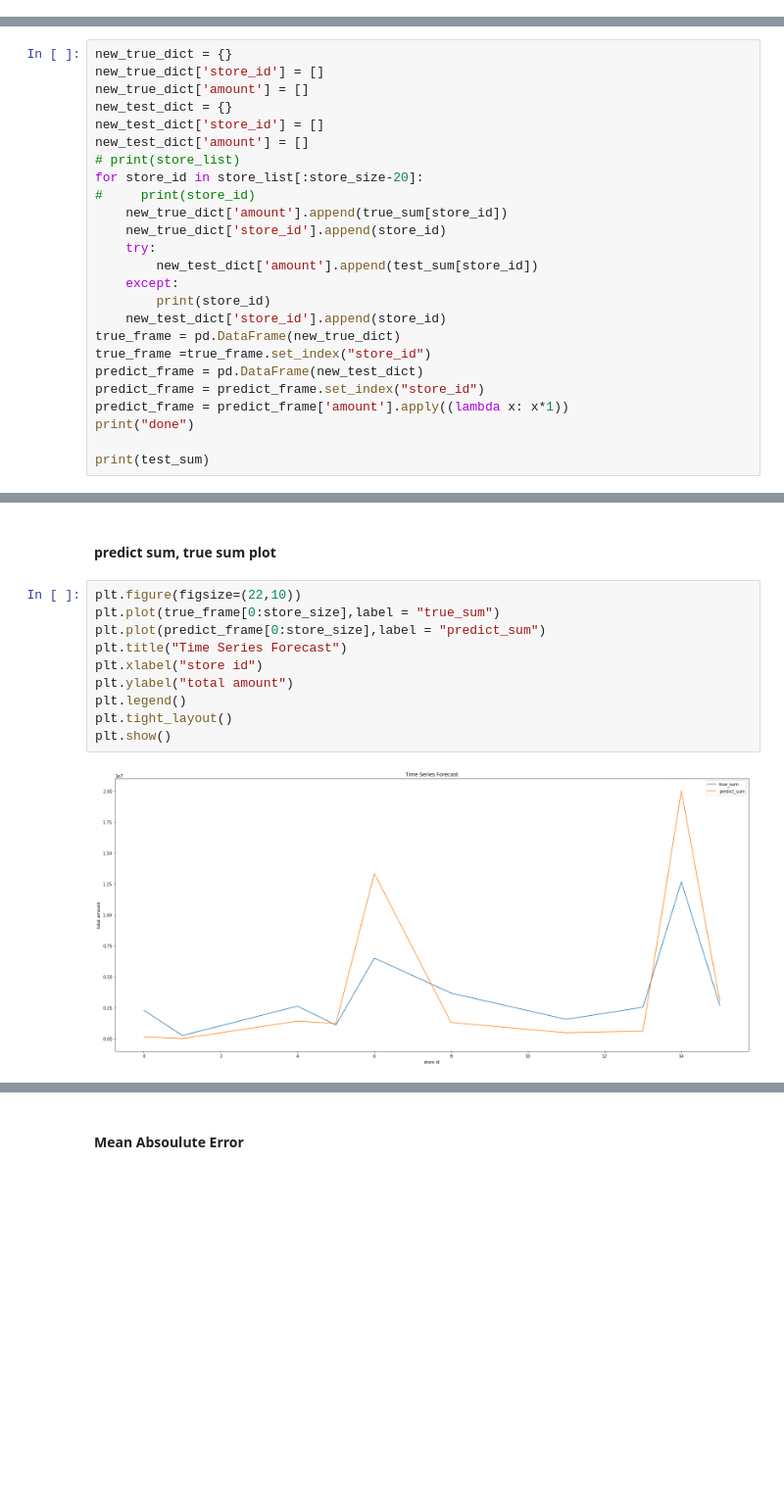
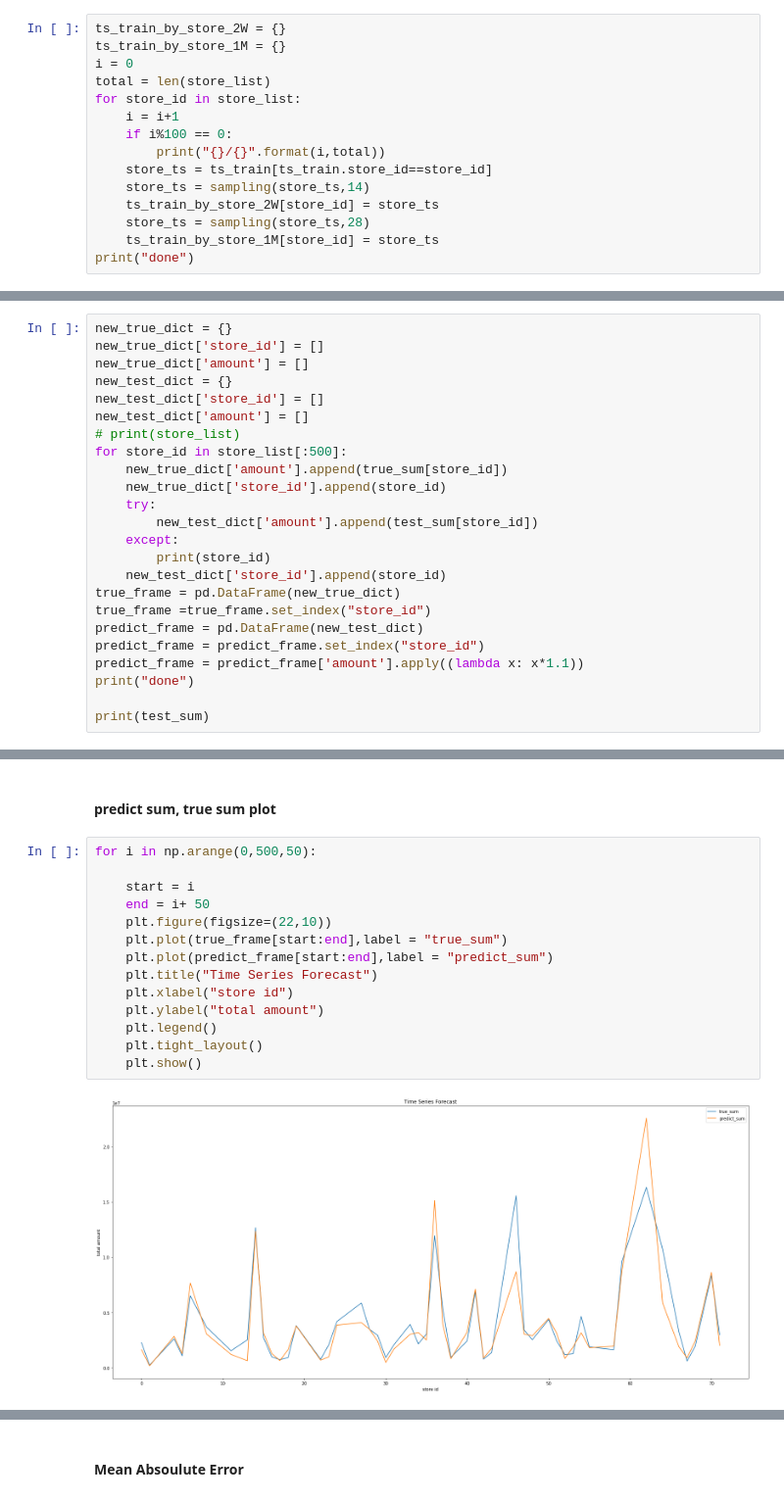
Before and after one commit to Koo-Koo/dacon-sales-prediction, a Jupyter notebook: dacon_prophet_test.ipynb, the cells around one changed output, grey strips where cells are left out. Shown at 98% size. Drawn from its saved outputs; the diff is of its cells as text; blank space fills up the shorter version.

```diff
--- a/dacon_prophet_test.ipynb
+++ b/dacon_prophet_test.ipynb
@@ -156,0 +103,15 @@ INFO:fbprophet.forecaster:Disabling daily seasonality. Run prophet with daily_se
+# %%
+ts_train_by_store_2W = {}
+ts_train_by_store_1M = {}
+i = 0
+total = len(store_list)
+for store_id in store_list:
+    i = i+1
+    if i%100 == 0:
+        print("{}/{}".format(i,total))
+    store_ts = ts_train[ts_train.store_id==store_id]
+    store_ts = sampling(store_ts,14)
+    ts_train_by_store_2W[store_id] = store_ts
+    store_ts = sampling(store_ts,28)
+    ts_train_by_store_1M[store_id] = store_ts
+print("done")
@@ -164,8 +212,7 @@ new_test_dict = {}
 new_test_dict['store_id'] = []
 new_test_dict['amount'] = []
 # print(store_list)
-for store_id in store_list[:store_size-20]:
-#     print(store_id)
+for store_id in store_list[:500]:
     new_true_dict['amount'].append(true_sum[store_id])
     new_true_dict['store_id'].append(store_id)
     try:
@@ -177,7 +224,7 @@ true_frame = pd.DataFrame(new_true_dict)
 true_frame =true_frame.set_index("store_id")
 predict_frame = pd.DataFrame(new_test_dict)
 predict_frame = predict_frame.set_index("store_id")
-predict_frame = predict_frame['amount'].apply((lambda x: x*1))
+predict_frame = predict_frame['amount'].apply((lambda x: x*1.1))
 print("done")
 
 print(test_sum)
@@ -187,14 +231,18 @@ done
 # %% [markdown]
 #### predict sum, true sum plot
 # %%
-plt.figure(figsize=(22,10))
-plt.plot(true_frame[0:store_size],label = "true_sum")
-plt.plot(predict_frame[0:store_size],label = "predict_sum")
-plt.title("Time Series Forecast")
-plt.xlabel("store id")
-plt.ylabel("total amount")
-plt.legend()
-plt.tight_layout()
-plt.show()
+for i in np.arange(0,500,50):
+
+    start = i
+    end = i+ 50
+    plt.figure(figsize=(22,10))
+    plt.plot(true_frame[start:end],label = "true_sum")
+    plt.plot(predict_frame[start:end],label = "predict_sum")
+    plt.title("Time Series Forecast")
+    plt.xlabel("store id")
+    plt.ylabel("total amount")
+    plt.legend()
+    plt.tight_layout()
+    plt.show()
 # %% [output]
-[figure, old version]
+[figure, new version]
```
Also changed, not shown: parts of 9 cells of this notebook, 1 other file.
